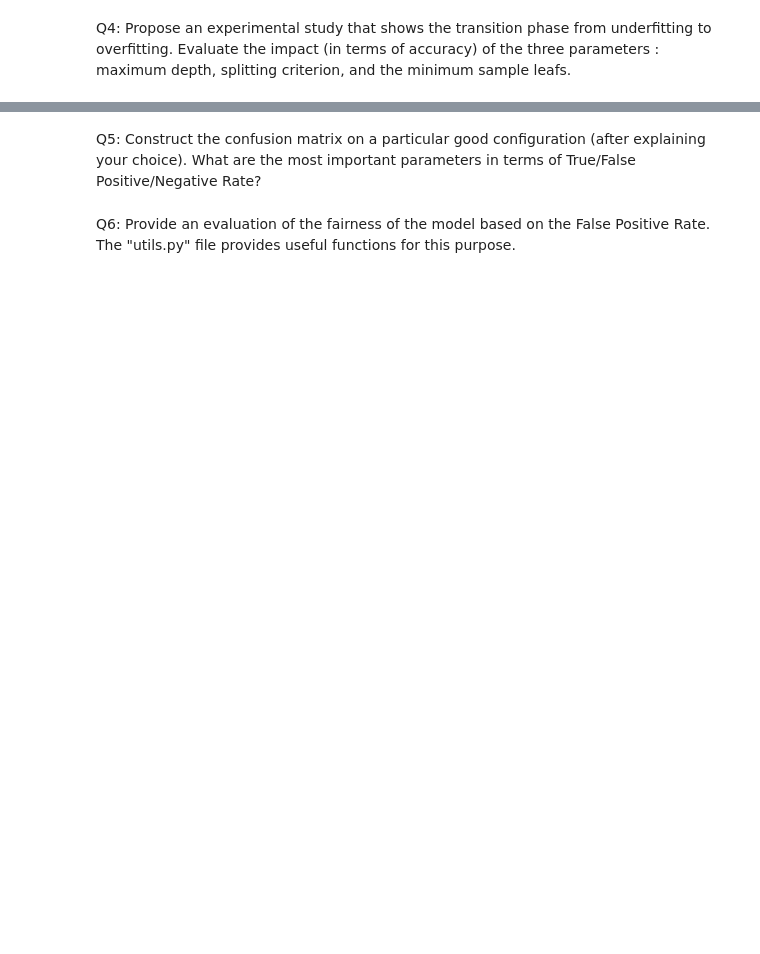
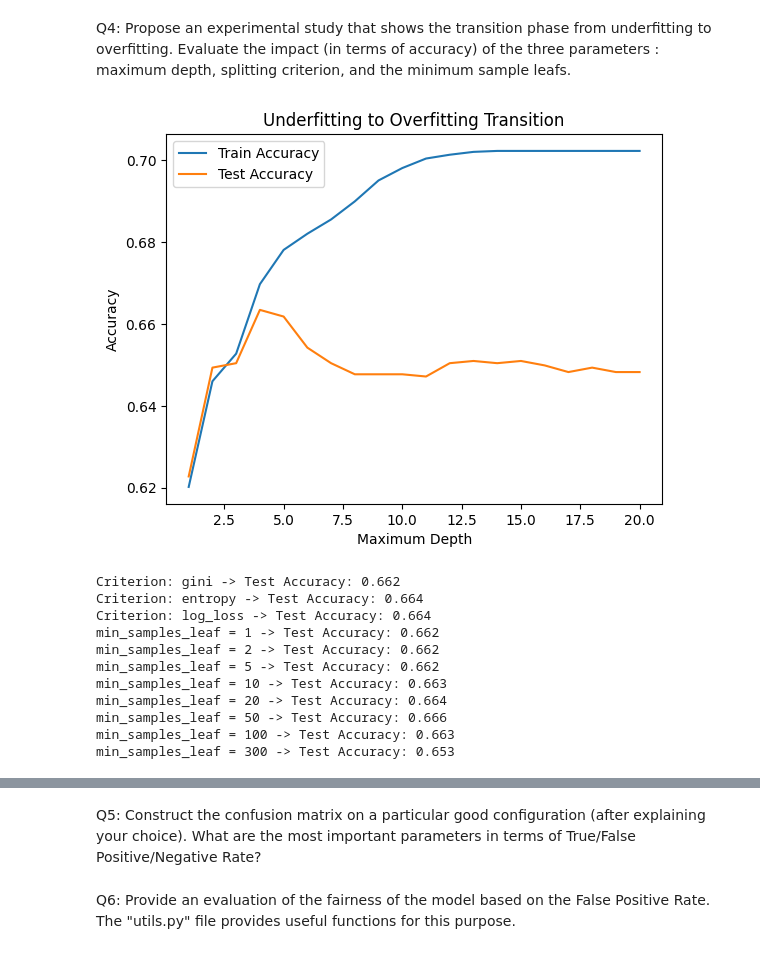
Before and after one commit to AbdessalamAithaqi/SupervisedMachineLearning, a Jupyter notebook: Lab3/Sujet_DT.ipynb, the cells around one changed output, grey strips where cells are left out. Drawn from its saved outputs; the diff is of its cells as text; code cells hidden in the pictures; blank space fills up the shorter version.

```diff
--- a/Lab3/Sujet_DT.ipynb
+++ b/Lab3/Sujet_DT.ipynb
@@ -470,2 +493,79 @@ Shallow Tree (max_depth=3, min_samples_split=10, min_samples_leaf=5)    0.646992
 # %% [markdown]
 Q4: Propose an experimental study that shows the transition phase from underfitting to overfitting. Evaluate the impact (in terms of accuracy) of the three parameters : maximum depth, splitting criterion, and the minimum sample leafs.
+# %%
+X = train_examples
+y = train_labels
+
+X_train, X_test, y_train, y_test = train_test_split(
+    X, y, test_size=0.3, random_state=42
+)
+
+# 1. Impact de maximum depth
+depths = range(1, 21)
+
+train_acc = []
+test_acc = []
+
+for d in depths:
+    model = DecisionTreeClassifier(max_depth=d, random_state=42)
+    model.fit(X_train, y_train)
+
+    train_acc.append(accuracy_score(y_train, model.predict(X_train)))
+    test_acc.append(accuracy_score(y_test, model.predict(X_test)))
+
+# Plot underfitting -> overfitting
+plt.plot(depths, train_acc, label="Train Accuracy")
+plt.plot(depths, test_acc, label="Test Accuracy")
+plt.xlabel("Maximum Depth")
+plt.ylabel("Accuracy")
+plt.title("Underfitting to Overfitting Transition")
+plt.legend()
+plt.show()
+
+# 2. Impact de splitting criterion
+
+criteria = ["gini", "entropy", "log_loss"]
+
+for c in criteria:
+    model = DecisionTreeClassifier(
+        criterion=c,
+        max_depth=5, # Fixed max_depth for comparison
+        random_state=42
+    )
+
+    model.fit(X_train, y_train)
+
+    acc = accuracy_score(y_test, model.predict(X_test))
+
+    print(f"Criterion: {c} -> Test Accuracy: {acc:.3f}")
+
+
+# 3. Impact de minimum samples leaf
+
+leaf_values = [1, 2, 5, 10, 20,50,100,300]
+
+for leaf in leaf_values:
+    model = DecisionTreeClassifier(
+        min_samples_leaf=leaf,
+        max_depth=5, # Fixed max_depth for comparison
+        random_state=42
+    )
+
+    model.fit(X_train, y_train)
+
+    acc = accuracy_score(y_test, model.predict(X_test))
+
+    print(f"min_samples_leaf = {leaf} -> Test Accuracy: {acc:.3f}")
+# %% [output]
+[figure, added]
+Criterion: gini -> Test Accuracy: 0.662
+Criterion: entropy -> Test Accuracy: 0.664
+Criterion: log_loss -> Test Accuracy: 0.664
+min_samples_leaf = 1 -> Test Accuracy: 0.662
+min_samples_leaf = 2 -> Test Accuracy: 0.662
+min_samples_leaf = 5 -> Test Accuracy: 0.662
+min_samples_leaf = 10 -> Test Accuracy: 0.663
+min_samples_leaf = 20 -> Test Accuracy: 0.664
+min_samples_leaf = 50 -> Test Accuracy: 0.666
+min_samples_leaf = 100 -> Test Accuracy: 0.663
+min_samples_leaf = 300 -> Test Accuracy: 0.653
```
Also changed, not shown: parts of 5 cells of this notebook.
